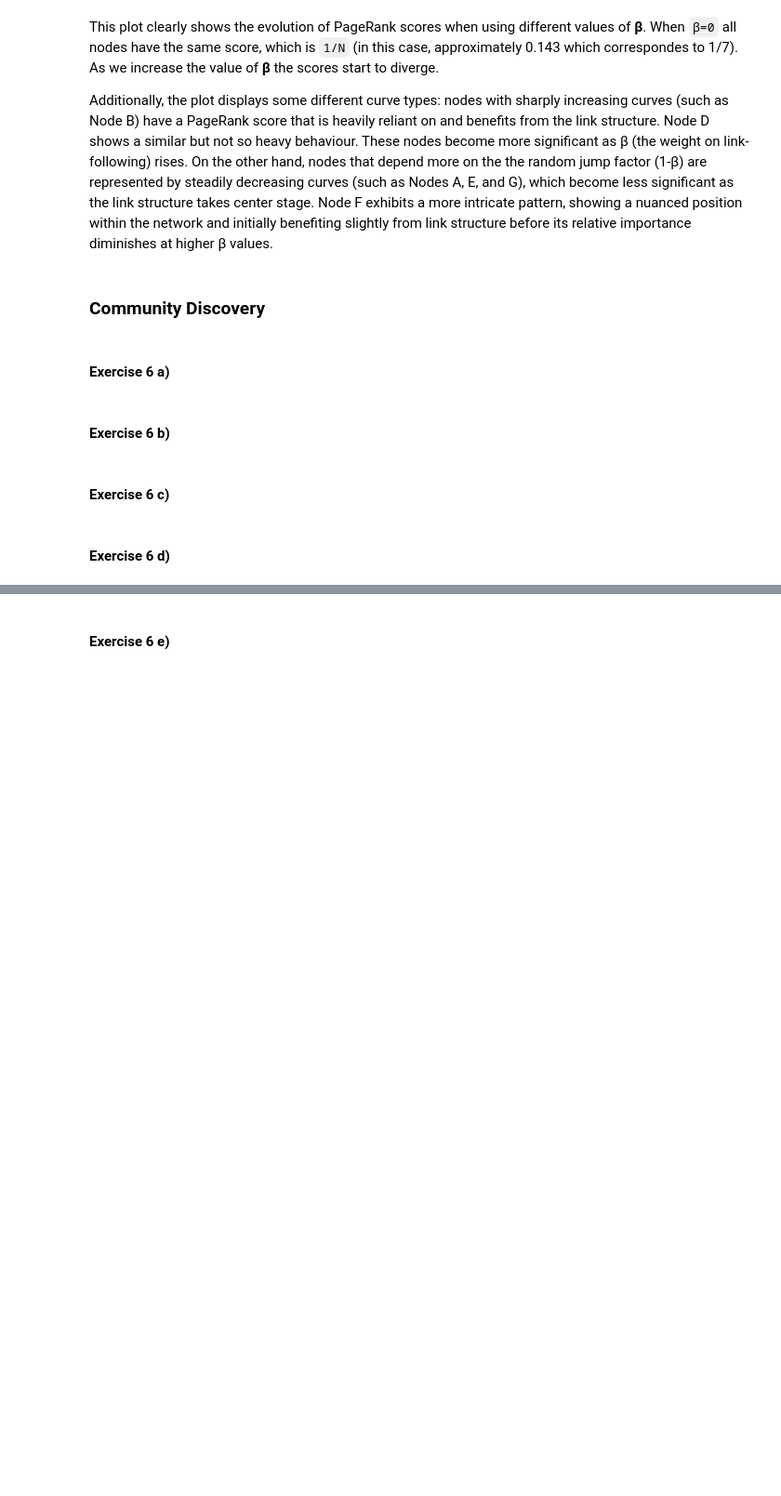
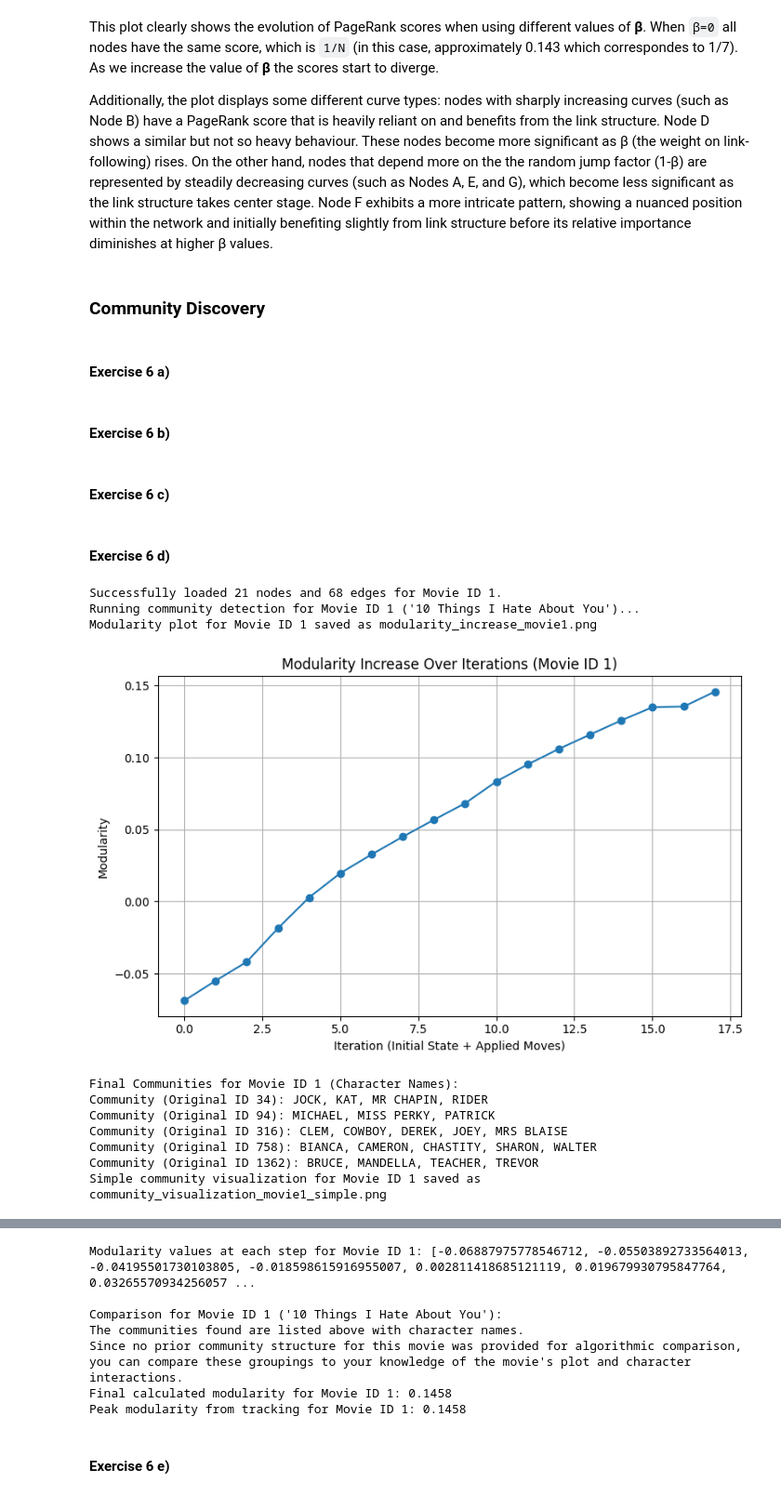
Before and after one commit to Adriano-7/network-science, a Jupyter notebook: hmk2/main.ipynb, the cells around one changed output, grey strips where cells are left out. Shown at 93% size. Drawn from its saved outputs; the diff is of its cells as text; code cells hidden in the pictures; blank space fills up the shorter version.

Commit message:
added 6 d), 6 e) and 7 b). Missing images for 7 a) and algorithm for 6 c)

```diff
--- a/hmk2/main.ipynb
+++ b/hmk2/main.ipynb
@@ -302,0 +458,67 @@ Additionally, the plot displays some different curve types: nodes with sharply i
+# %%
+movie_nodes = []
+node_id_to_label = {}
+movie_edges = []
+
+nodes_df = pd.read_csv('movies/networks/1_nodes.csv')
+edges_df = pd.read_csv('movies/networks/1_edges.csv')
+
+movie_nodes = list(nodes_df['Id'].astype(int))
+node_id_to_label = pd.Series(nodes_df.Label.values, index=nodes_df.Id.astype(int)).to_dict()
+movie_edges = list(zip(edges_df['Source'].astype(int), edges_df['Target'].astype(int)))
+
+print(f"Successfully loaded {len(movie_nodes)} nodes and {len(movie_edges)} edges for Movie ID 1.")
+
+print("Running community detection for Movie ID 1 ('10 Things I Hate About You')...")
+final_communities_movie1, modularity_values_movie1 = greedy_agglomerative_modularity_with_tracking(movie_nodes, movie_edges)
+
+plt.figure(figsize=(8, 5))
+plt.plot(range(len(modularity_values_movie1)), modularity_values_movie1, marker='o', linestyle='-')
+plt.xlabel("Iteration (Initial State + Applied Moves)")
+plt.ylabel("Modularity")
+plt.title("Modularity Increase Over Iterations (Movie ID 1)")
+plt.grid(True)
+plt.tight_layout()
+print("Modularity plot for Movie ID 1 saved as modularity_increase_movie1.png")
+plt.show()
+
+print("\nFinal Communities for Movie ID 1 (Character Names):")
+grouped_communities_movie1 = collections.defaultdict(list)
+for node_id in movie_nodes:
+    comm_id = final_communities_movie1.get(node_id, node_id)
+    character_name = node_id_to_label.get(node_id, f"ID:{node_id}")
+    grouped_communities_movie1[comm_id].append(character_name)
+
+final_community_structure_str_movie1 = []
+for comm_id, members in sorted(grouped_communities_movie1.items()):
+    str_output = f"Community (Original ID {comm_id}): {', '.join(sorted(members))}"
+    print(str_output)
+    final_community_structure_str_movie1.append(str_output)
+
+draw_simple_graph(movie_nodes, movie_edges, final_communities_movie1, node_id_to_label, title="Character Communities")
+
+print(f"\nModularity values at each step for Movie ID 1: {modularity_values_movie1}")
+
+print("\nComparison for Movie ID 1 ('10 Things I Hate About You'):")
+print("The communities found are listed above with character names.")
+print("Since no prior community structure for this movie was provided for algorithmic comparison,")
+print("you can compare these groupings to your knowledge of the movie's plot and character interactions.")
+
+m_final_movie1, degrees_final_movie1, _ = get_graph_details(movie_nodes, movie_edges)
+if final_communities_movie1 :
+    q_val_final_movie1 = calculate_modularity(movie_nodes, movie_edges, final_communities_movie1, m_final_movie1, degrees_final_movie1)
+    print(f"Final calculated modularity for Movie ID 1: {q_val_final_movie1:.4f}")
+if modularity_values_movie1:
+    print(f"Peak modularity from tracking for Movie ID 1: {modularity_values_movie1[-1]:.4f}")
+# %% [output]
+Successfully loaded 21 nodes and 68 edges for Movie ID 1.
+Running community detection for Movie ID 1 ('10 Things I Hate About You')...
+Modularity plot for Movie ID 1 saved as modularity_increase_movie1.png
+[figure, added]
+Final Communities for Movie ID 1 (Character Names):
+Community (Original ID 34): JOCK, KAT, MR CHAPIN, RIDER
+Community (Original ID 94): MICHAEL, MISS PERKY, PATRICK
+Community (Original ID 316): CLEM, COWBOY, DEREK, JOEY, MRS BLAISE
+Community (Original ID 758): BIANCA, CAMERON, CHASTITY, SHARON, WALTER
+Community (Original ID 1362): BRUCE, MANDELLA, TEACHER, TREVOR
+Simple community visualization for Movie ID 1 saved as community_visualization_movie1_simple.png
@@ -303,2 +526,10 @@ Additionally, the plot displays some different curve types: nodes with sharply i
+Modularity values at each step for Movie ID 1: [-0.06887975778546712, -0.05503892733564013, -0.04195501730103805, -0.018598615916955007, 0.002811418685121119, 0.019679930795847764, 0.03265570934256057 ...
+
+Comparison for Movie ID 1 ('10 Things I Hate About You'):
+The communities found are listed above with character names.
+Since no prior community structure for this movie was provided for algorithmic comparison,
+you can compare these groupings to your knowledge of the movie's plot and character interactions.
+Final calculated modularity for Movie ID 1: 0.1458
+Peak modularity from tracking for Movie ID 1: 0.1458
 # %% [markdown]
 #### Exercise 6 e)
```
Also changed, not shown: parts of 7 cells of this notebook.
